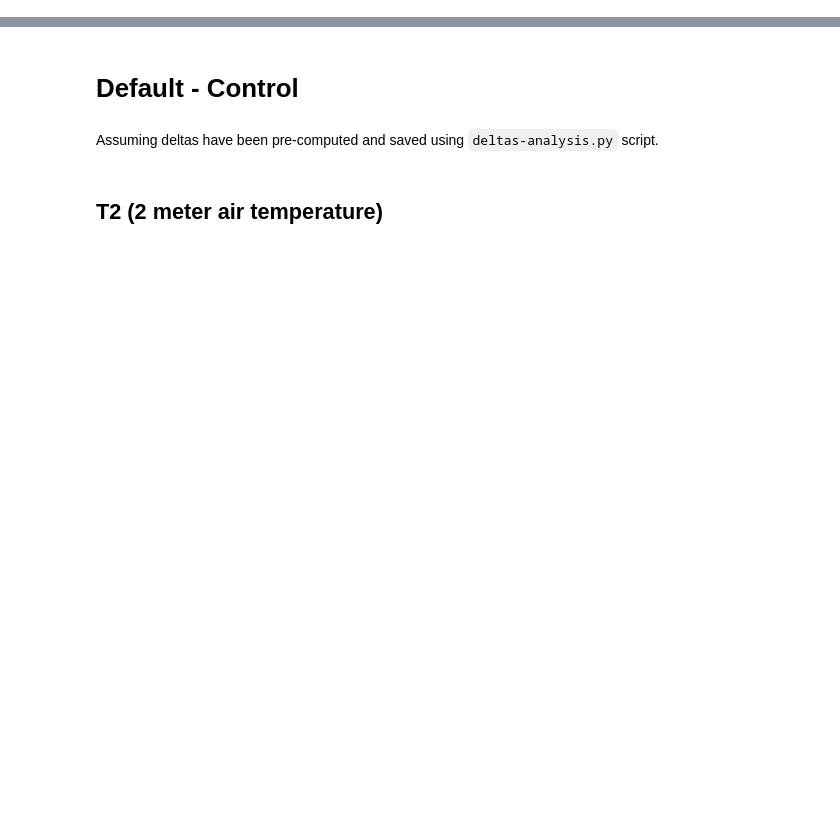
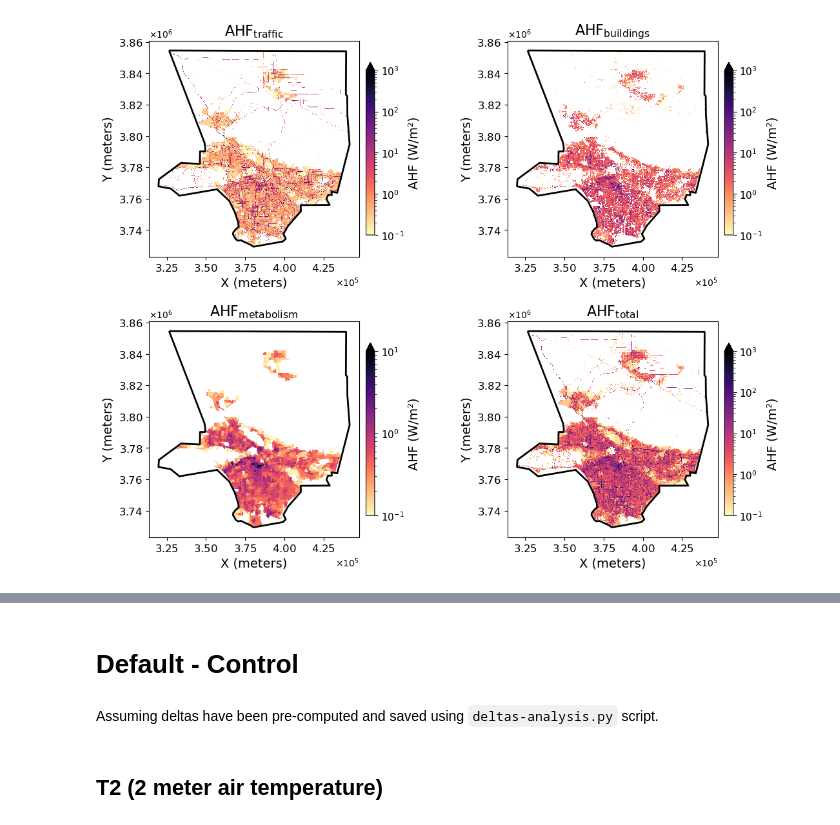
Before and after one commit to josephko91/ah-la-paper, a Jupyter notebook: notebooks/paper-figs.ipynb, the cells around one changed output, grey strips where cells are left out. Drawn from its saved outputs; the diff is of its cells as text; code cells hidden in the pictures; blank space fills up the shorter version.

```diff
--- a/notebooks/paper-figs.ipynb
+++ b/notebooks/paper-figs.ipynb
@@ -75,0 +309,63 @@ os.makedirs(plot_dir, exist_ok=True)
+# %%
+import matplotlib.pyplot as plt
+from matplotlib.colors import LogNorm
+from matplotlib.ticker import ScalarFormatter
+import geopandas as gpd
+
+# Reproject LA County GeoDataFrame
+la_county_gdf_utm = la_county_gdf.to_crs(ds_nonan.crs)
+
+variables = ["ahf_t", "ahf_b", "ahf_m", "ahf_tot"]
+cmaps = ["magma_r"]*4
+vmax_values = [1000, 1000, 10, 1000]
+vmin = 0.1
+titles = [r"AHF$_{\mathrm{traffic}}$", r"AHF$_{\mathrm{buildings}}$",
+          r"AHF$_{\mathrm{metabolism}}$", r"AHF$_{\mathrm{total}}$"]
+
+# Create figure with gridspec
+fig = plt.figure(figsize=(14, 10))
+gs = fig.add_gridspec(2, 2, wspace=0.05, hspace=0.3)  # set spacing here
+
+title_fs = 16
+label_fs = 14
+tick_fs = 12
+cb_label_fs = 14
+
+for i, var in enumerate(variables):
+    ax = fig.add_subplot(gs[i])
+
+    # Plot data without colorbar
+    im = ds_nonan[var].plot.imshow(
+        x='x', y='y',
+        cmap=cmaps[i],
+        norm=LogNorm(vmin=vmin, vmax=vmax_values[i]),
+        interpolation='none',
+        ax=ax,
+        add_colorbar=False
+    )
+
+    # Overlay LA County boundary
+    la_county_gdf_utm.boundary.plot(ax=ax, color='black', linewidth=2)
+
+    ax.set_aspect('equal')
+    ax.set_title(titles[i], fontsize=title_fs)
+    ax.set_xlabel("X (meters)", fontsize=label_fs)
+    ax.set_ylabel("Y (meters)", fontsize=label_fs)
+
+    # Axes formatting
+    ax.xaxis.set_major_formatter(ScalarFormatter(useMathText=True))
+    ax.yaxis.set_major_formatter(ScalarFormatter(useMathText=True))
+    ax.ticklabel_format(style='sci', axis='x', scilimits=(0,0))
+    ax.ticklabel_format(style='sci', axis='y', scilimits=(0,0))
+    ax.tick_params(labelsize=tick_fs)
+
+    # Add colorbar manually
+    cbar = fig.colorbar(im, ax=ax, shrink=0.8, pad=0.02, extend='max')
+    cbar.set_label("AHF (W/m²)", fontsize=cb_label_fs)
+    cbar.ax.tick_params(labelsize=tick_fs-1)
+
+save_path = plot_path / 'draft_v1/ahf_plots.png'
+fig.savefig(save_path, dpi=300, bbox_inches='tight') # save plot
+plt.show()
+# %% [output]
+[figure, added]
```
Also changed, not shown: parts of 32 cells of this notebook.
